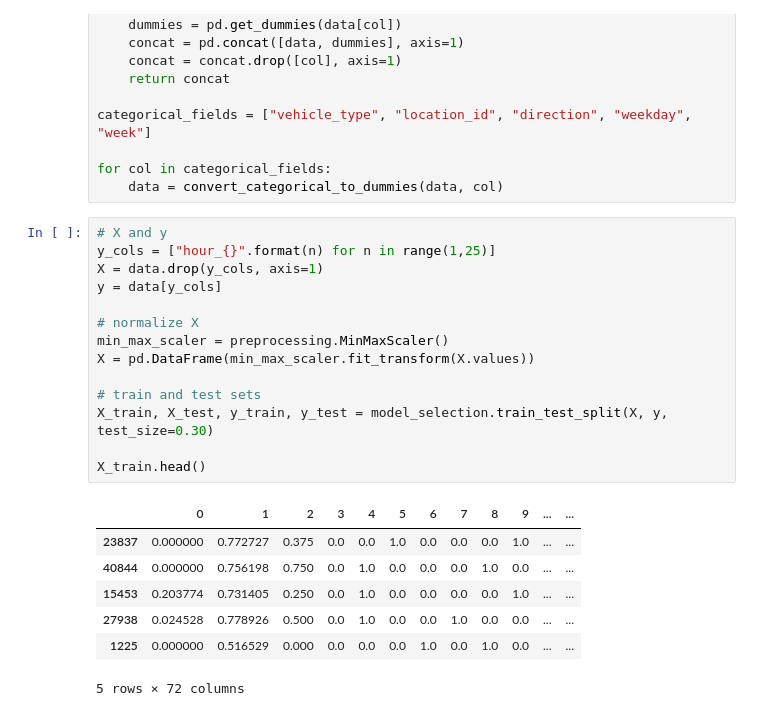
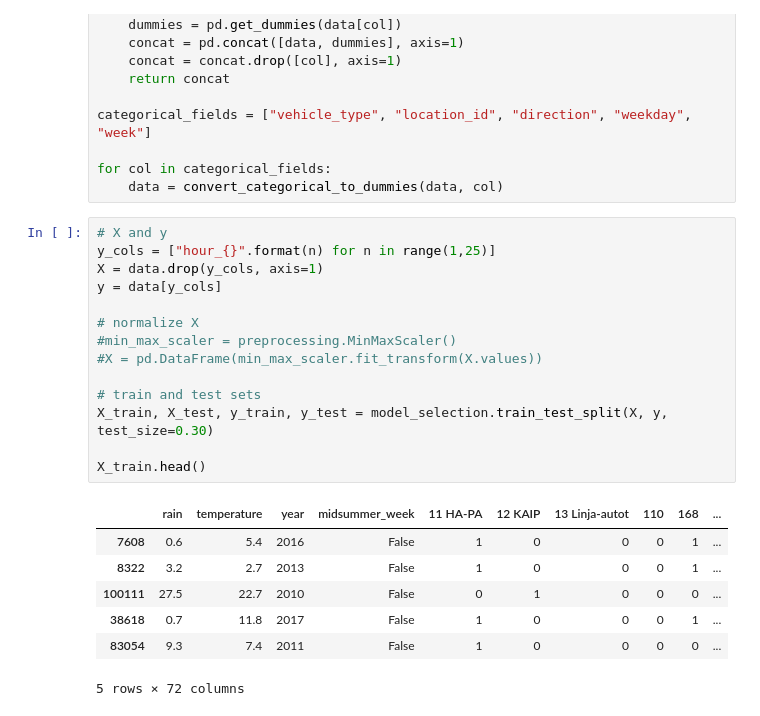
Before and after one commit to veicco/bcg-gamma, a Jupyter notebook: investigation 2.ipynb, the cells around one changed output. Drawn from its saved outputs; the diff is of its cells as text.

```diff
--- a/investigation 2.ipynb
+++ b/investigation 2.ipynb
@@ -94,24 +94,24 @@ for col in categorical_fields:
 # %%
 # X and y
 y_cols = ["hour_{}".format(n) for n in range(1,25)]
 X = data.drop(y_cols, axis=1)
 y = data[y_cols]
 
 # normalize X
-min_max_scaler = preprocessing.MinMaxScaler()
-X = pd.DataFrame(min_max_scaler.fit_transform(X.values))
+#min_max_scaler = preprocessing.MinMaxScaler()
+#X = pd.DataFrame(min_max_scaler.fit_transform(X.values))
 
 # train and test sets
 X_train, X_test, y_train, y_test = model_selection.train_test_split(X, y, test_size=0.30)
 
 X_train.head()
 # %% [output]
-|  | 0 | 1 | 2 | 3 | 4 | 5 | 6 | 7 | 8 | 9 | ... | ... |
-| 23837 | 0.000000 | 0.772727 | 0.375 | 0.0 | 0.0 | 1.0 | 0.0 | 0.0 | 0.0 | 1.0 | ... | ... |
-| 40844 | 0.000000 | 0.756198 | 0.750 | 0.0 | 1.0 | 0.0 | 0.0 | 0.0 | 1.0 | 0.0 | ... | ... |
-| 15453 | 0.203774 | 0.731405 | 0.250 | 0.0 | 1.0 | 0.0 | 0.0 | 0.0 | 0.0 | 1.0 | ... | ... |
-| 27938 | 0.024528 | 0.778926 | 0.500 | 0.0 | 1.0 | 0.0 | 0.0 | 1.0 | 0.0 | 0.0 | ... | ... |
-| 1225 | 0.000000 | 0.516529 | 0.000 | 0.0 | 0.0 | 0.0 | 1.0 | 0.0 | 1.0 | 0.0 | ... | ... |
+|  | rain | temperature | year | midsummer_week | 11 HA-PA | 12 KAIP | 13 Linja-autot | 110 | 168 | ... |
+| 7608 | 0.6 | 5.4 | 2016 | False | 1 | 0 | 0 | 0 | 1 | ... |
+| 8322 | 3.2 | 2.7 | 2013 | False | 1 | 0 | 0 | 0 | 1 | ... |
+| 100111 | 27.5 | 22.7 | 2010 | False | 0 | 1 | 0 | 0 | 0 | ... |
+| 38618 | 0.7 | 11.8 | 2017 | False | 1 | 0 | 0 | 0 | 1 | ... |
+| 83054 | 9.3 | 7.4 | 2011 | False | 1 | 0 | 0 | 0 | 0 | ... |
 5 rows × 72 columns
 # %%
 regr = ensemble.RandomForestRegressor()
```
Also changed, not shown: parts of 4 cells of this notebook, 1 other file.
